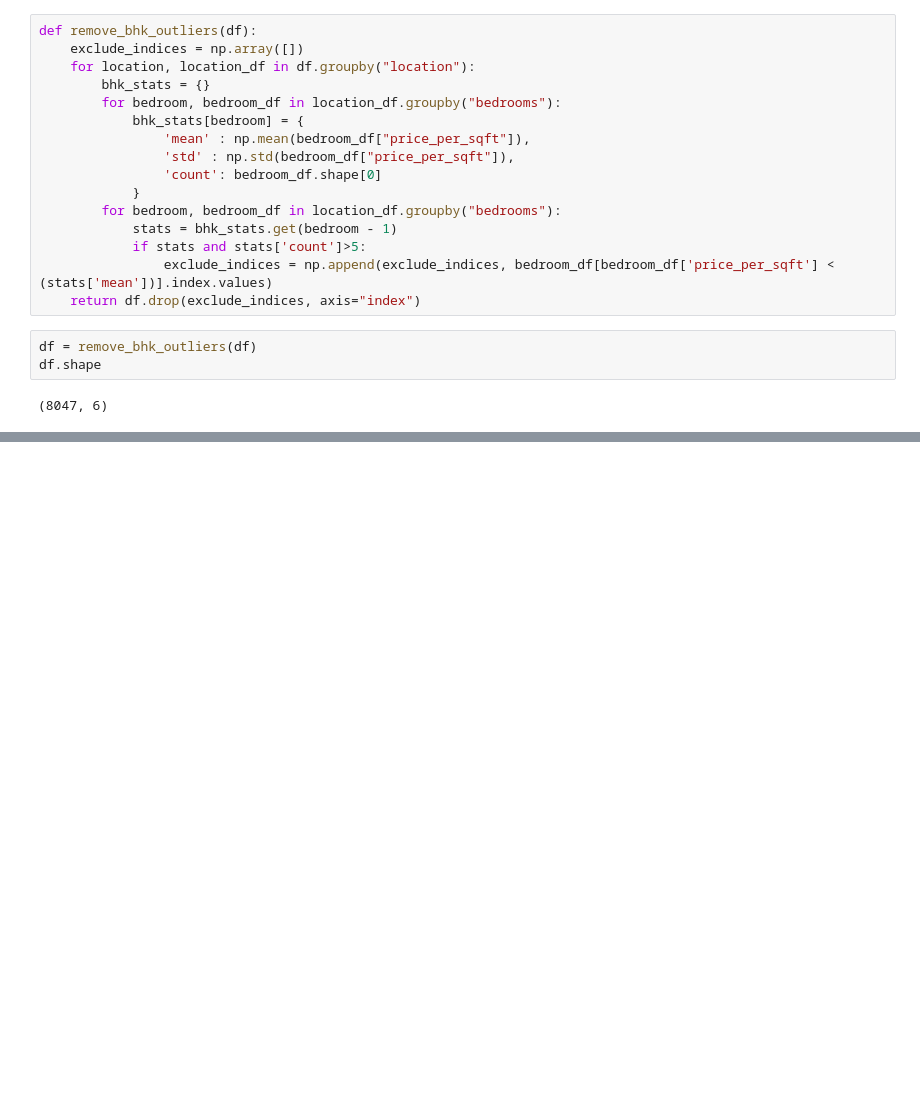
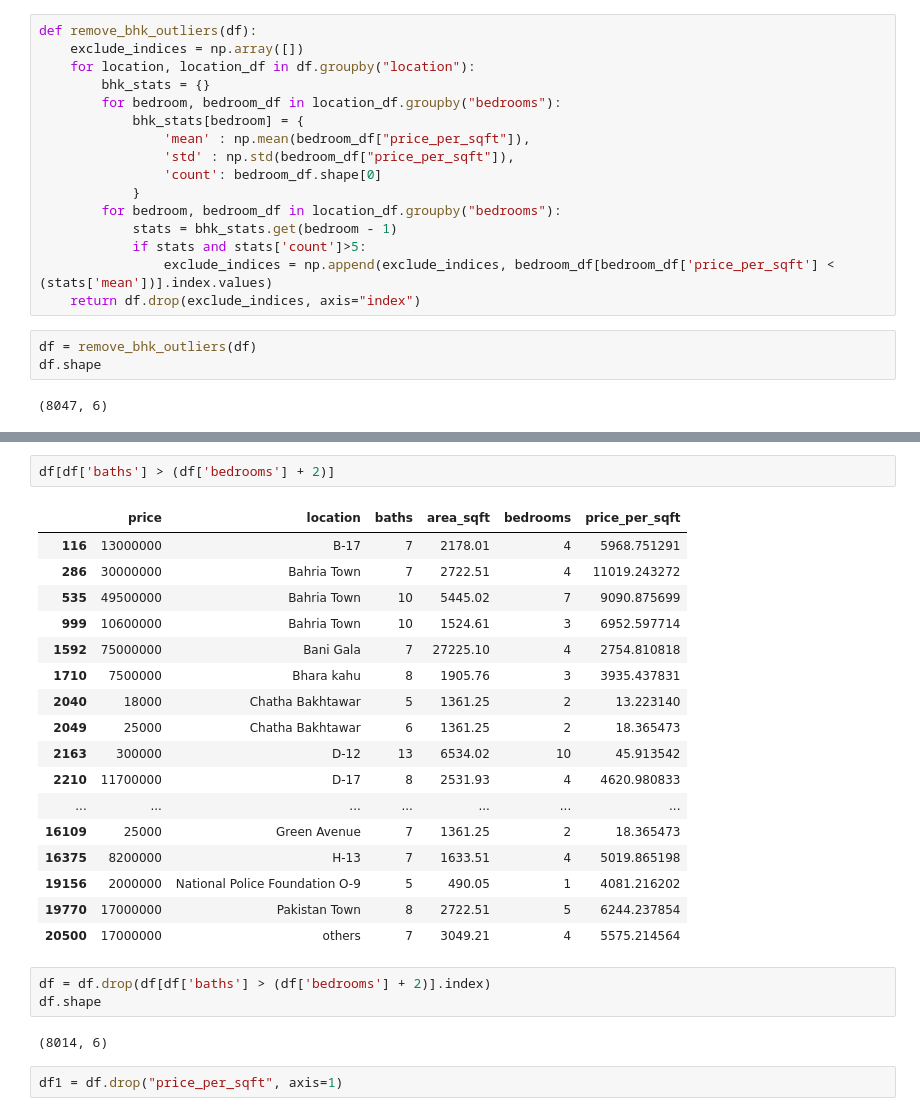
Before and after one commit to razzaq-99/Pakistan-s-Top-Cities-Property-Price-Prediction, a Jupyter notebook: Islamabad_property_price_prediction.ipynb, the cells around one changed output, grey strips where cells are left out. Drawn from its saved outputs; the diff is of its cells as text; blank space fills up the shorter version.

```diff
--- a/Islamabad_property_price_prediction.ipynb
+++ b/Islamabad_property_price_prediction.ipynb
@@ -285,0 +326,27 @@ df.shape
+# %%
+df[df['baths'] > (df['bedrooms'] + 2)]
+# %% [output]
+|  | price | location | baths | area_sqft | bedrooms | price_per_sqft |
+| 116 | 13000000 | B-17 | 7 | 2178.01 | 4 | 5968.751291 |
+| 286 | 30000000 | Bahria Town | 7 | 2722.51 | 4 | 11019.243272 |
+| 535 | 49500000 | Bahria Town | 10 | 5445.02 | 7 | 9090.875699 |
+| 999 | 10600000 | Bahria Town | 10 | 1524.61 | 3 | 6952.597714 |
+| 1592 | 75000000 | Bani Gala | 7 | 27225.10 | 4 | 2754.810818 |
+| 1710 | 7500000 | Bhara kahu | 8 | 1905.76 | 3 | 3935.437831 |
+| 2040 | 18000 | Chatha Bakhtawar | 5 | 1361.25 | 2 | 13.223140 |
+| 2049 | 25000 | Chatha Bakhtawar | 6 | 1361.25 | 2 | 18.365473 |
+| 2163 | 300000 | D-12 | 13 | 6534.02 | 10 | 45.913542 |
+| 2210 | 11700000 | D-17 | 8 | 2531.93 | 4 | 4620.980833 |
+| ... | ... | ... | ... | ... | ... | ... |
+| 16109 | 25000 | Green Avenue | 7 | 1361.25 | 2 | 18.365473 |
+| 16375 | 8200000 | H-13 | 7 | 1633.51 | 4 | 5019.865198 |
+| 19156 | 2000000 | National Police Foundation O-9 | 5 | 490.05 | 1 | 4081.216202 |
+| 19770 | 17000000 | Pakistan Town | 8 | 2722.51 | 5 | 6244.237854 |
+| 20500 | 17000000 | others | 7 | 3049.21 | 4 | 5575.214564 |
+# %%
+df = df.drop(df[df['baths'] > (df['bedrooms'] + 2)].index)
+df.shape
+# %% [output]
+(8014, 6)
+# %%
+df1 = df.drop("price_per_sqft", axis=1)
```
Also changed, not shown: parts of 6 cells of this notebook.
